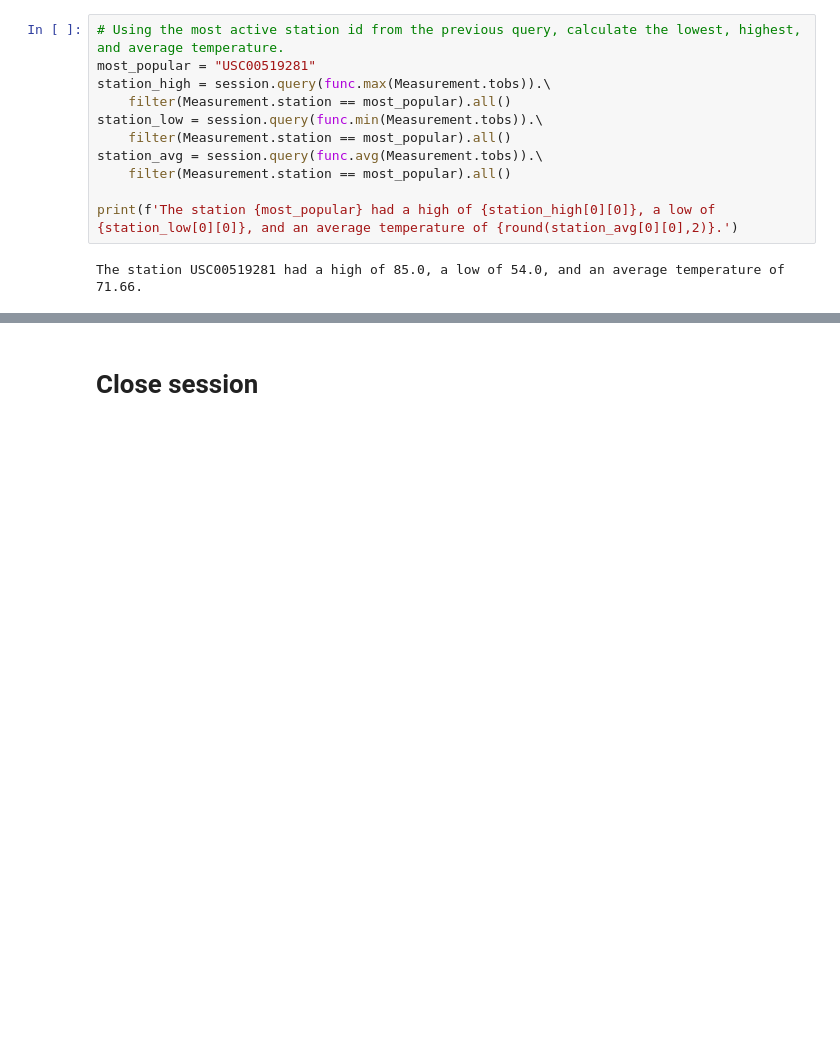
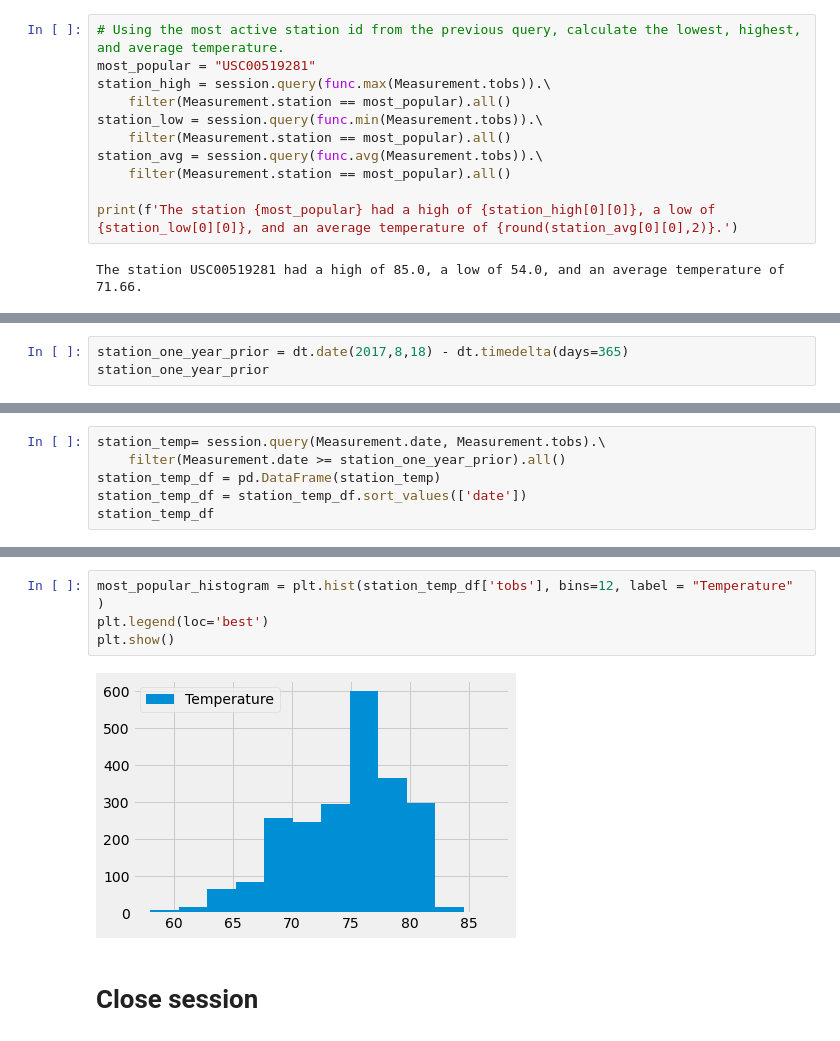
Before and after one commit to emedina2/sqlalchemy-challenge, a Jupyter notebook: climate_starter.ipynb, the cells around one changed output, grey strips where cells are left out. Drawn from its saved outputs; the diff is of its cells as text; blank space fills up the shorter version.

```diff
--- a/climate_starter.ipynb
+++ b/climate_starter.ipynb
@@ -170,0 +177,3 @@ The station USC00519281 had a high of 85.0, a low of 54.0, and an average temper
+# %%
+station_one_year_prior = dt.date(2017,8,18) - dt.timedelta(days=365)
+station_one_year_prior
@@ -170,0 +182,6 @@ The station USC00519281 had a high of 85.0, a low of 54.0, and an average temper
+# %%
+station_temp= session.query(Measurement.date, Measurement.tobs).\
+    filter(Measurement.date >= station_one_year_prior).all()
+station_temp_df = pd.DataFrame(station_temp)
+station_temp_df = station_temp_df.sort_values(['date'])
+station_temp_df
@@ -171,3 +202,9 @@ The station USC00519281 had a high of 85.0, a low of 54.0, and an average temper
+# %%
+most_popular_histogram = plt.hist(station_temp_df['tobs'], bins=12, label = "Temperature" )
+plt.legend(loc='best')
+plt.show()
+# %% [output]
+[figure, added]
 # %% [markdown]
 # Close session
 # %%
```
Also changed, not shown: parts of 3 cells of this notebook.
